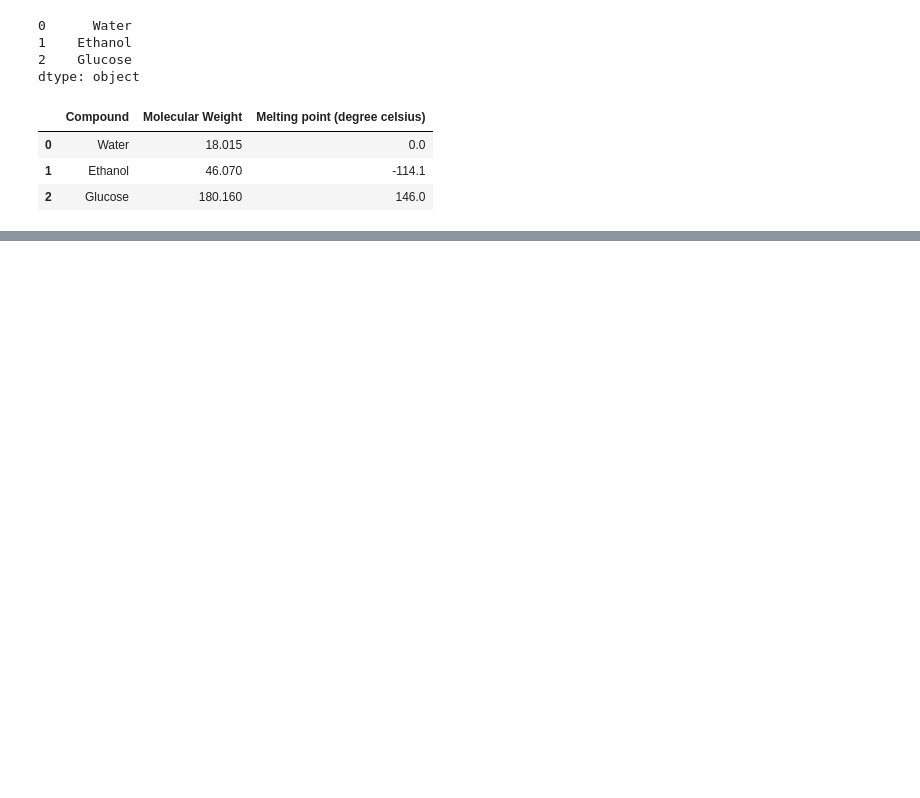
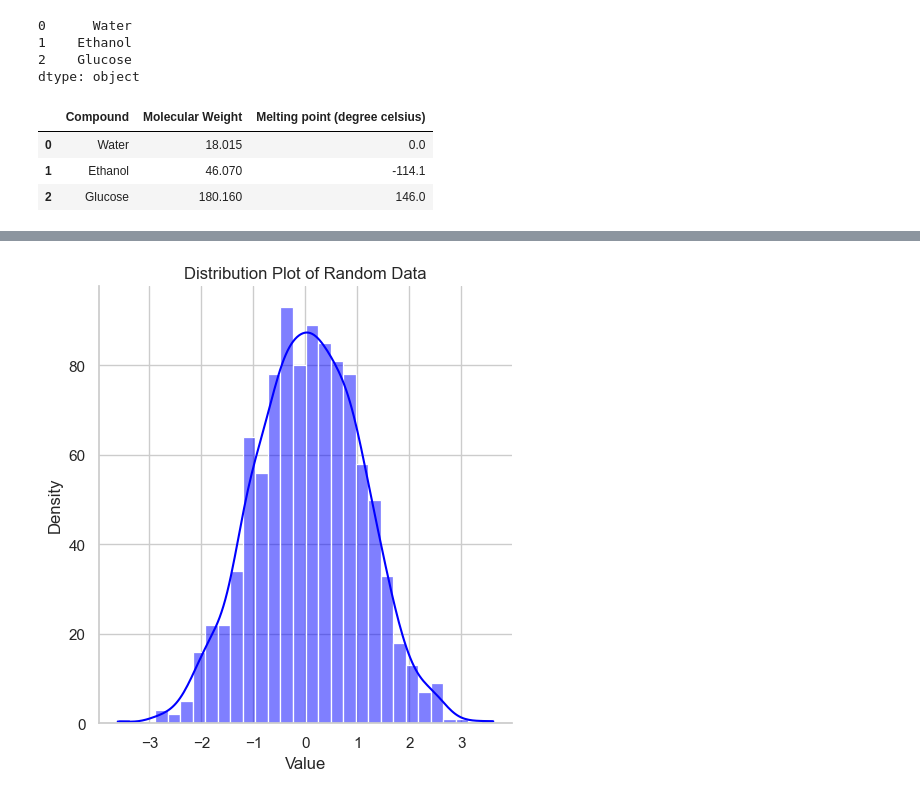
Before and after one commit to Arthurhmy/ppchem, a Jupyter notebook: Exercices/Jupyter/Série4.ipynb, the cells around one changed output, grey strips where cells are left out. Saved outputs shown, nothing was run; the diff lists cells and outputs as text; code cells hidden in the pictures; blank space fills up the shorter version.

```diff
--- a/Exercices/Jupyter/Série4.ipynb
+++ b/Exercices/Jupyter/Série4.ipynb
@@ -27,0 +327,17 @@ df.head()
+# %%
+import numpy as np
+import seaborn as sns
+import matplotlib.pyplot as plt
+# Generate a random dataset
+data = np.random.normal(loc=0, scale=1, size=1000)
+
+# Create a distribution plot
+sns.set(style="whitegrid")  # Set the style for the plot
+sns.displot(data, bins=30, kde=True, color="blue")
+
+plt.title('Distribution Plot of Random Data')
+plt.xlabel('Value')
+plt.ylabel('Density')
+plt.show()
+# %% [output]
+[figure, added]
```
Also changed, not shown: parts of 20 cells of this notebook, 2 other files.
